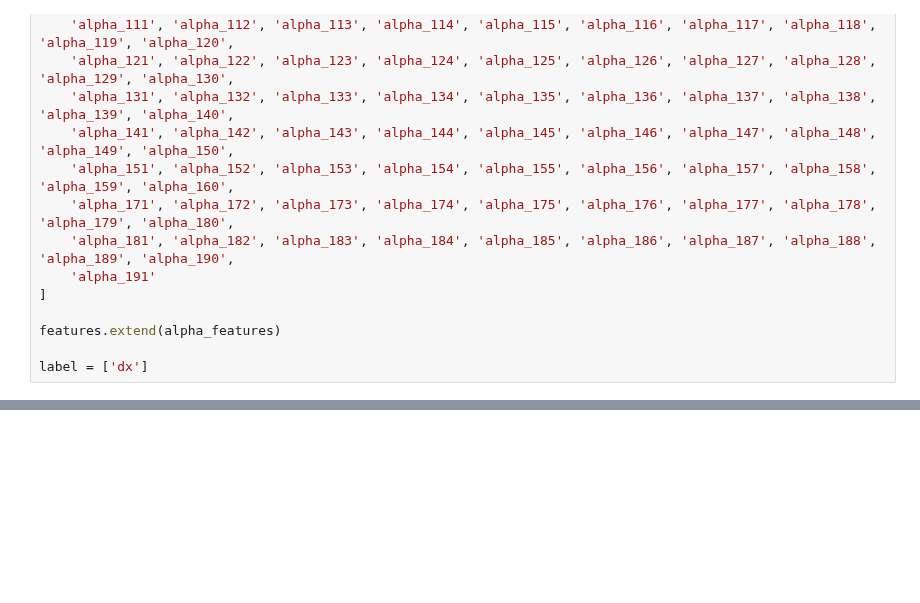
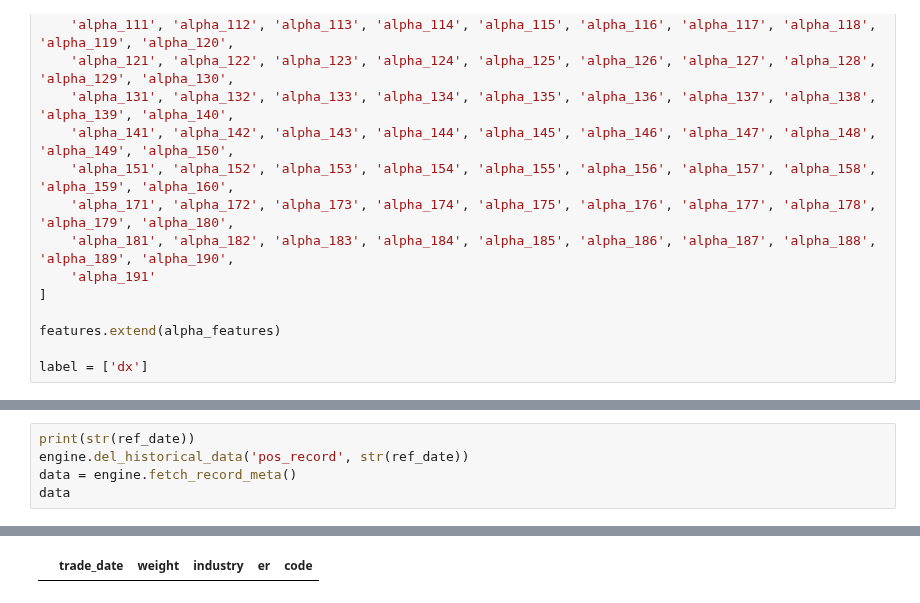
Before and after one commit to STHSF/MultiFactors, a Jupyter notebook: src/stacking/notebooks/run_realtime.ipynb, the cells around one changed output, grey strips where cells are left out. Cells and saved outputs as stored; diff of their text form; blank space fills up the shorter version.

```diff
--- a/src/stacking/notebooks/run_realtime.ipynb
+++ b/src/stacking/notebooks/run_realtime.ipynb
@@ -1011,0 +985,6 @@ res
+# %%
+print(str(ref_date))
+engine.del_historical_data('pos_record', str(ref_date))
+data = engine.fetch_record_meta()
+data
+# %% [output]
@@ -1011,0 +992 @@ res
+|  | trade_date | weight | industry | er | code |
```
Also changed, not shown: parts of 16 cells of this notebook.
